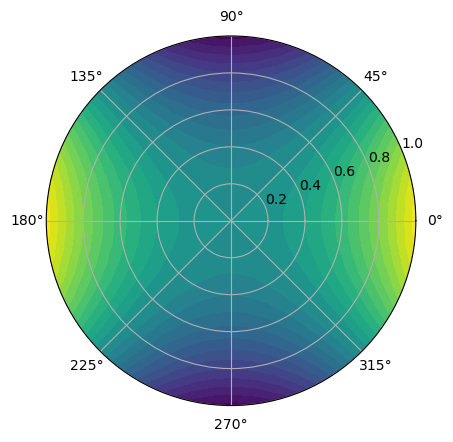
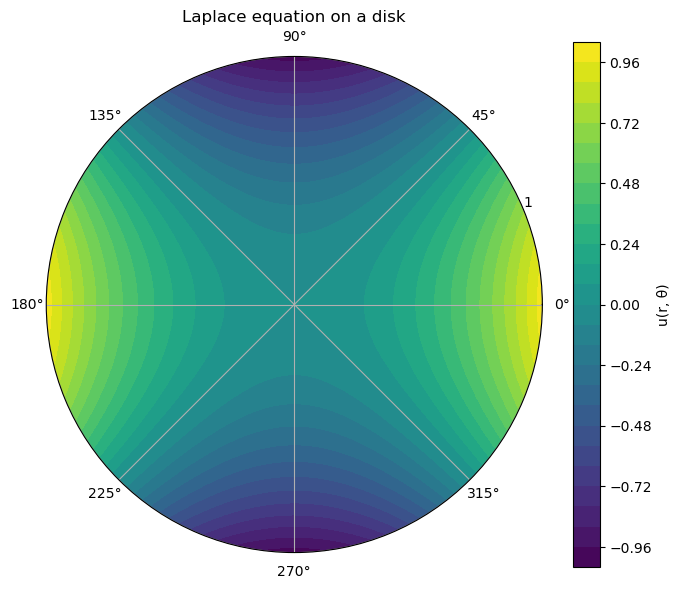
The notebook cell's code change between the first figure and the second:
--- before
+++ after
@@ -1,15 +1,53 @@
 import numpy as np
-from matplotlib import pyplot as plt
+import matplotlib.pyplot as plt
 
 
-# set up a grid in r-theta coordinates
-zeniths = np.linspace(0, 1, 20) # r values
-azimuths = np.linspace(0, 2*np.pi, 50) # theta values
-r, theta = np.meshgrid(zeniths, azimuths) # turns 1D arrays into 2D grids
+# Plot a solution u(r, theta) in polar coordinates
+def plot_polar_solution(r_min, r_max, solution_function, title, cmap = "viridis", levels = 30):
+    # Create r and theta values
+    r_values = np.linspace(r_min, r_max, 100)
+    theta_values = np.linspace(0, 2*np.pi, 200)
 
-u = r**2 * np.cos(2*theta) # function
+    # Create 2D polar grid
+    r, theta = np.meshgrid(r_values, theta_values)
 
-fig, ax = plt.subplots(subplot_kw = dict(projection = 'polar')) # polar plot
-ax.contourf(theta, r, u, 30, cmap = 'viridis') # plot u with 30 contour levels (smoothness/detail), 'viridis' colour map
+    # Evaluate solution on the grid
+    u = solution_function(r, theta)
 
-plt.show()
+    # Create polar plot
+    fig, ax = plt.subplots(figsize = (7, 6), subplot_kw = {"projection": "polar"})
+
+    # Plot filled contours
+    contour = ax.contourf(theta, r, u, levels = levels, cmap = cmap)
+
+    # Add boundary circles
+    ax.contour(theta, r, r, levels = [r_min, r_max], colors = "black")
+
+    # Set radial limits and ticks
+    ax.set_ylim(0, r_max)
+    ax.set_yticks([r_min, r_max] if r_min > 0 else [r_max])
+
+    # Add colorbar
+    cbar = fig.colorbar(contour, ax=ax)
+    cbar.ax.set_ylabel("u(r, θ)")
+
+    # Add title
+    ax.set_title(title)
+
+    plt.tight_layout()
+    plt.show()
+
+
+# Disk solution: u(r, theta) = r^2 cos(2 theta)
+def disk_solution(r, theta):
+    return r**2 * np.cos(2*theta)
+
+
+# Plot disk solution on 0 < r < 1
+plot_polar_solution(
+    r_min = 0,
+    r_max = 1,
+    solution_function = disk_solution,
+    title = "Laplace equation on a disk",
+    cmap = "viridis"
+)

Commit: Add files via upload